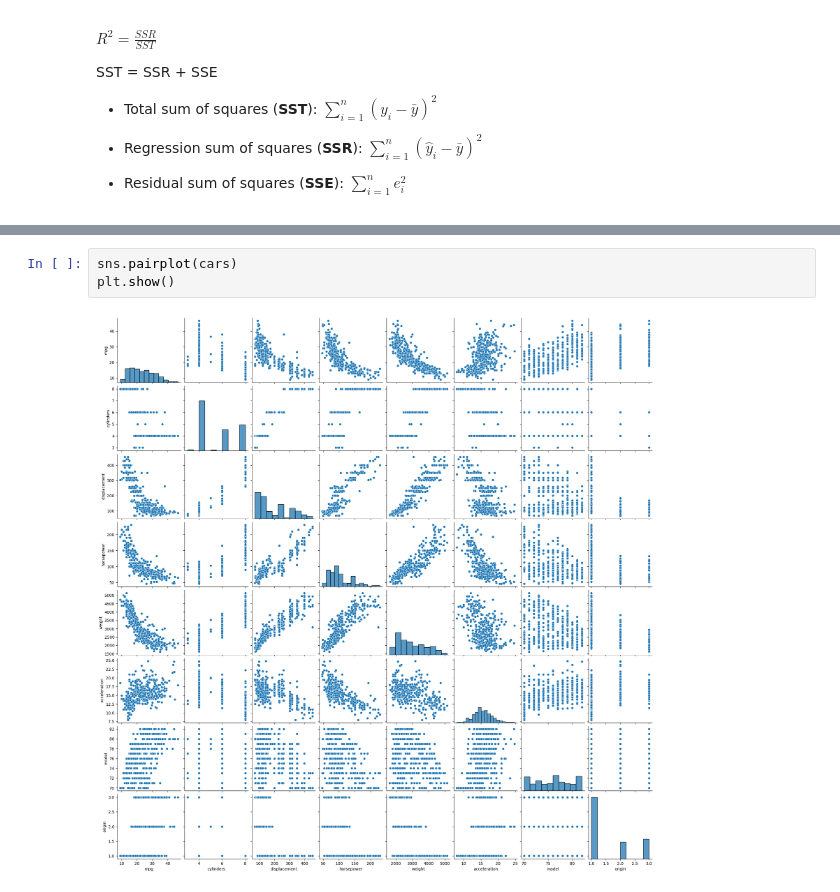
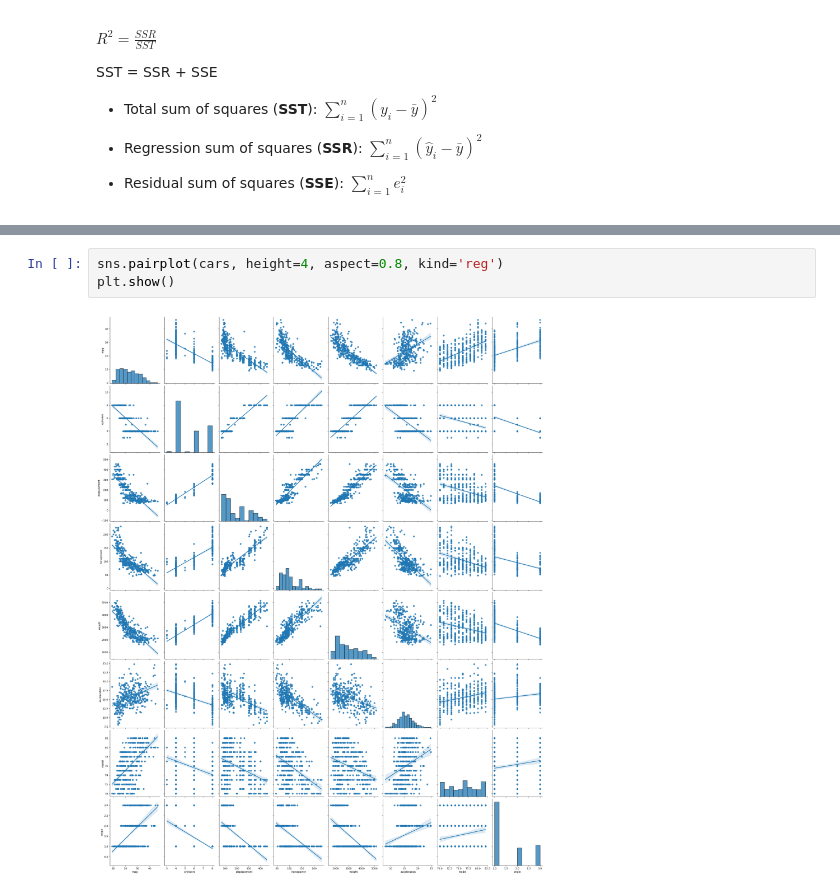
Before and after one commit to amandawang90-spec/neuefische-data-analysis-180825-advanced_analytics_module_and_projects, a Jupyter notebook: 06_linear_regression/Linear-Regression.ipynb, the cells around one changed output, grey strips where cells are left out. Drawn from its saved outputs; the diff is of its cells as text.

```diff
--- a/06_linear_regression/Linear-Regression.ipynb
+++ b/06_linear_regression/Linear-Regression.ipynb
@@ -555,5 +552,5 @@ cars.corr(numeric_only=True)
 # %%
-sns.pairplot(cars)
+sns.pairplot(cars, height=4, aspect=0.8, kind='reg')
 plt.show()
 # %% [output]
-[figure, old version]
+[figure, new version]
```
Also changed, not shown: parts of 11 cells of this notebook, 6 other files.
